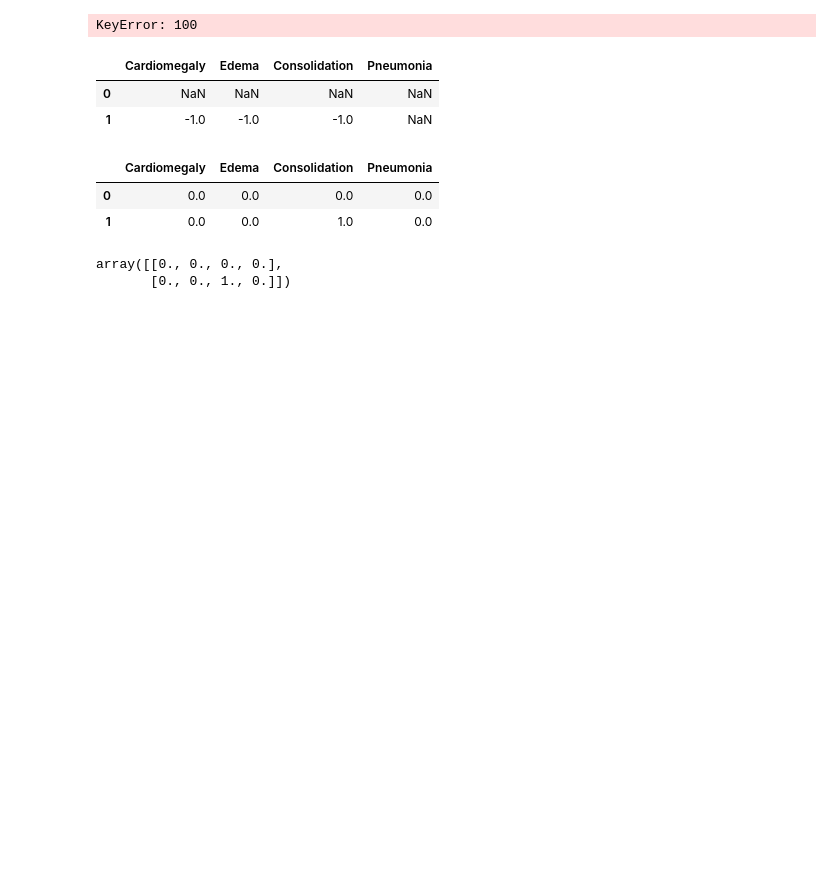
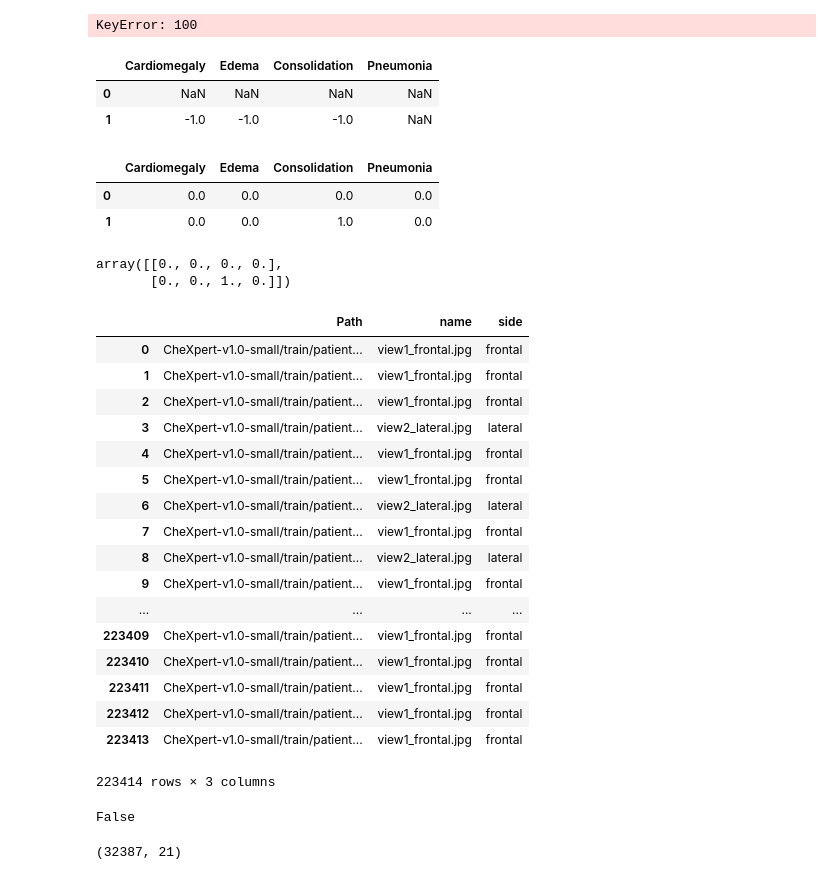
Before and after one commit to habbes/chest-xrays, a Jupyter notebook: src/habbes-tinker.ipynb, the cells around one changed output. Saved outputs shown, nothing was run; the diff lists cells and outputs as text; code cells hidden in the pictures; blank space fills up the shorter version.

```diff
--- a/src/habbes-tinker.ipynb
+++ b/src/habbes-tinker.ipynb
@@ -111,3 +111,35 @@ d.values
 # %% [output]
 array([[0., 0., 0., 0.],
        [0., 0., 1., 0.]])
+# %%
+tdf['side'] = tdf['Path'].apply(lambda p: 'lateral' if 'lateral' in p else 'frontal')
+tdf['name'] = tdf['Path'].apply(lambda p: os.path.basename(p))
+tdf[['Path', 'name', 'side']]
+# %% [output]
+|  | Path | name | side |
+| 0 | CheXpert-v1.0-small/train/patient... | view1_frontal.jpg | frontal |
+| 1 | CheXpert-v1.0-small/train/patient... | view1_frontal.jpg | frontal |
+| 2 | CheXpert-v1.0-small/train/patient... | view1_frontal.jpg | frontal |
+| 3 | CheXpert-v1.0-small/train/patient... | view2_lateral.jpg | lateral |
+| 4 | CheXpert-v1.0-small/train/patient... | view1_frontal.jpg | frontal |
+| 5 | CheXpert-v1.0-small/train/patient... | view1_frontal.jpg | frontal |
+| 6 | CheXpert-v1.0-small/train/patient... | view2_lateral.jpg | lateral |
+| 7 | CheXpert-v1.0-small/train/patient... | view1_frontal.jpg | frontal |
+| 8 | CheXpert-v1.0-small/train/patient... | view2_lateral.jpg | lateral |
+| 9 | CheXpert-v1.0-small/train/patient... | view1_frontal.jpg | frontal |
+| ... | ... | ... | ... |
+| 223409 | CheXpert-v1.0-small/train/patient... | view1_frontal.jpg | frontal |
+| 223410 | CheXpert-v1.0-small/train/patient... | view1_frontal.jpg | frontal |
+| 223411 | CheXpert-v1.0-small/train/patient... | view1_frontal.jpg | frontal |
+| 223412 | CheXpert-v1.0-small/train/patient... | view1_frontal.jpg | frontal |
+| 223413 | CheXpert-v1.0-small/train/patient... | view1_frontal.jpg | frontal |
+223414 rows × 3 columns
+# %%
+'catd' in 'sdffcatsdf'
+# %% [output]
+False
+# %%
+side='lateral'
+tdf.query(f"side=='{side}'").shape
+# %% [output]
+(32387, 21)
```
Also changed, not shown: parts of 4 cells of this notebook, 1 other file.
